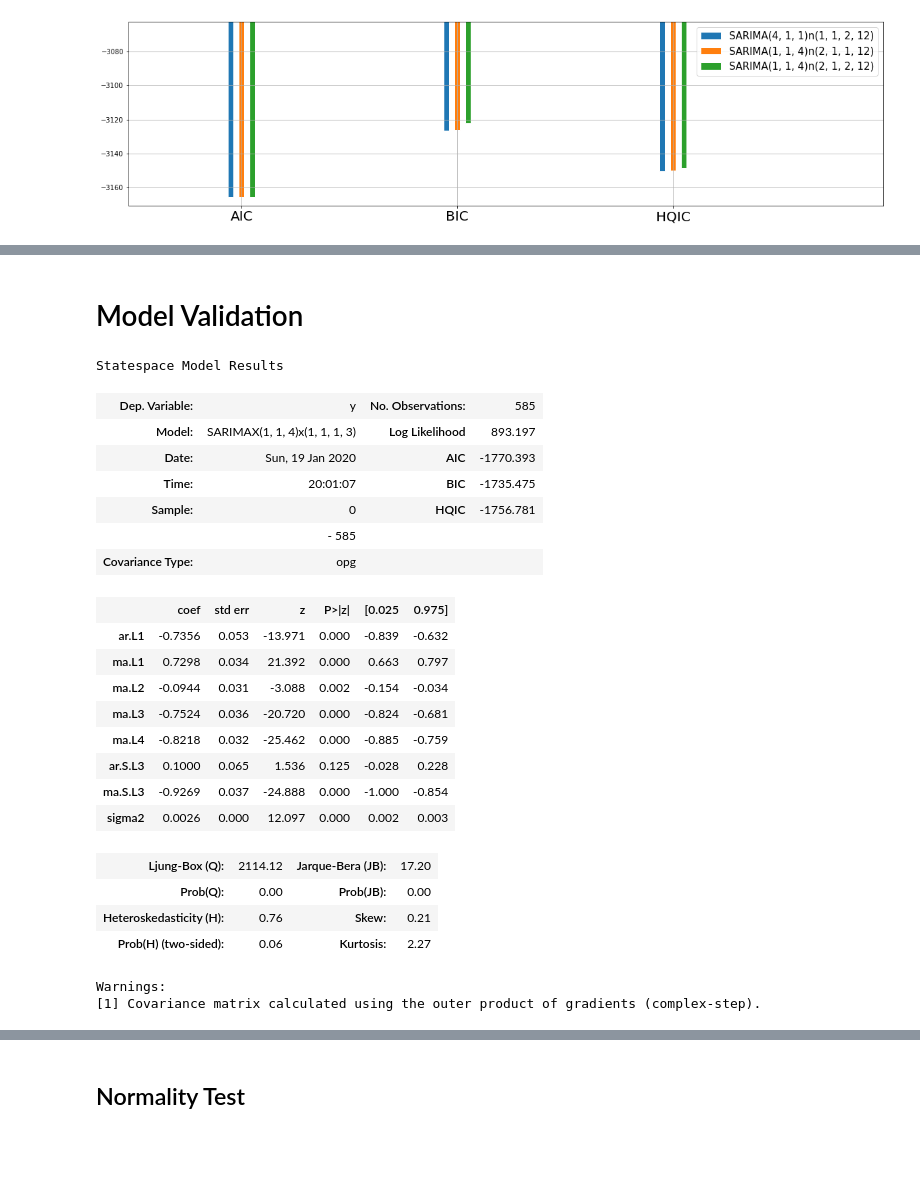
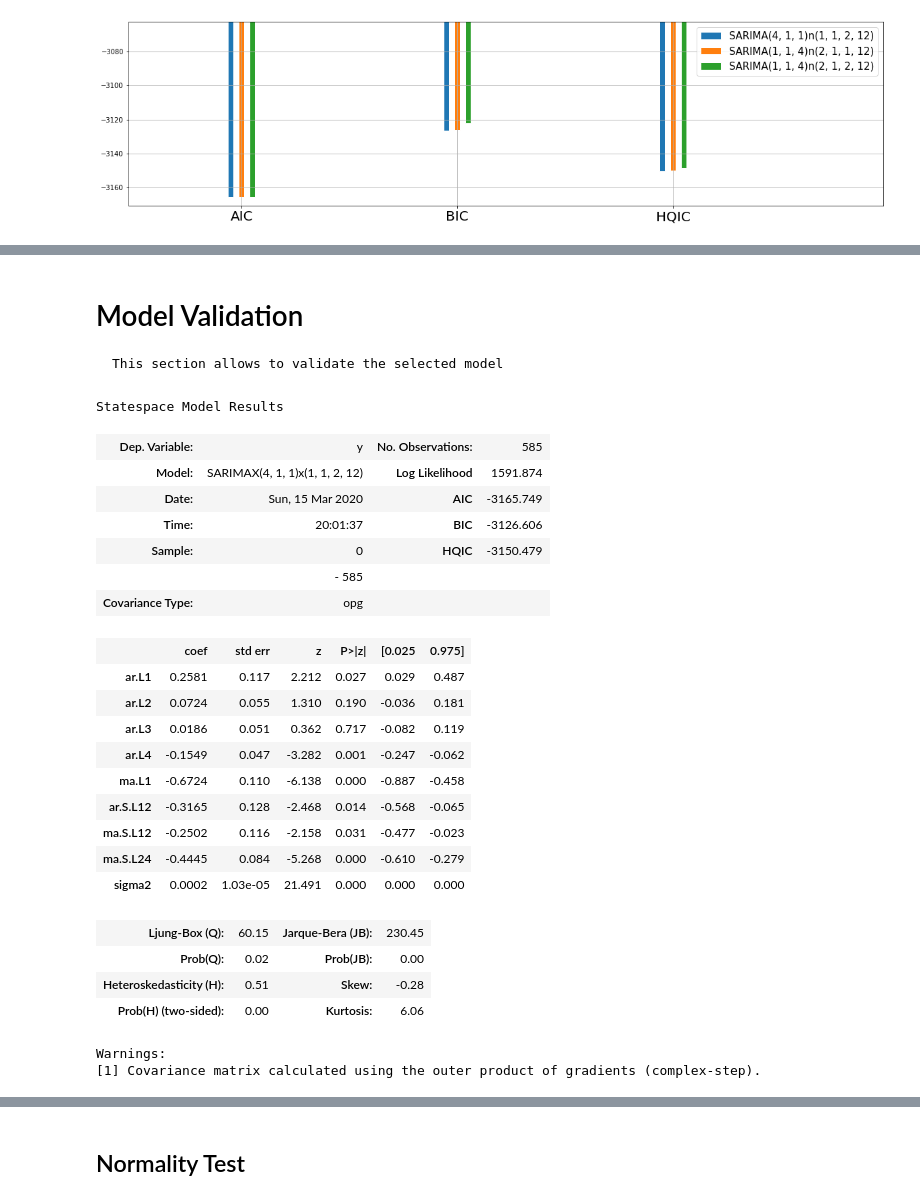
Before and after one commit to DidierRLopes/UnivariateTimeSeriesForecast, a Jupyter notebook: SARIMA.ipynb, the cells around one changed output, grey strips where cells are left out. Saved outputs shown, nothing was run; the diff lists cells and outputs as text; code cells hidden in the pictures; blank space fills up the shorter version.

```diff
--- a/SARIMA.ipynb
+++ b/SARIMA.ipynb
@@ -704,36 +676,38 @@ Prediction for 12 Months/Year: MAE = 261477.69 (2093870.45%)
-# %% [markdown]
-# Model Validation
+# %% [markdown]
+# Model Validation
+    This section allows to validate the selected model
 # %%
 # Pick you favourite's models order
-order = (1, 1, 4)
+order = (4, 1, 1)
 trend = 'n'
-seasonal_order= (1, 1, 1, 3)
+seasonal_order= (1, 1, 2, 12)
 
 model = SARIMAX(df_Train.values, order=order, trend=trend, seasonal_order=seasonal_order)
 model_fit = model.fit(disp=0);
 df_res = pd.DataFrame({"resid": model_fit.resid}, index= df_Train.index)
 model_fit.summary()
 # %% [output]
 Statespace Model Results
 | Dep. Variable: | y | No. Observations: | 585 |
-| Model: | SARIMAX(1, 1, 4)x(1, 1, 1, 3) | Log Likelihood | 893.197 |
-| Date: | Sun, 19 Jan 2020 | AIC | -1770.393 |
-| Time: | 20:01:07 | BIC | -1735.475 |
-| Sample: | 0 | HQIC | -1756.781 |
+| Model: | SARIMAX(4, 1, 1)x(1, 1, 2, 12) | Log Likelihood | 1591.874 |
+| Date: | Sun, 15 Mar 2020 | AIC | -3165.749 |
+| Time: | 20:01:37 | BIC | -3126.606 |
+| Sample: | 0 | HQIC | -3150.479 |
 |  | - 585 |  |  |
 | Covariance Type: | opg |  |  |
 |  | coef | std err | z | P>|z| | [0.025 | 0.975] |
-| ar.L1 | -0.7356 | 0.053 | -13.971 | 0.000 | -0.839 | -0.632 |
-| ma.L1 | 0.7298 | 0.034 | 21.392 | 0.000 | 0.663 | 0.797 |
-| ma.L2 | -0.0944 | 0.031 | -3.088 | 0.002 | -0.154 | -0.034 |
-| ma.L3 | -0.7524 | 0.036 | -20.720 | 0.000 | -0.824 | -0.681 |
-| ma.L4 | -0.8218 | 0.032 | -25.462 | 0.000 | -0.885 | -0.759 |
-| ar.S.L3 | 0.1000 | 0.065 | 1.536 | 0.125 | -0.028 | 0.228 |
-| ma.S.L3 | -0.9269 | 0.037 | -24.888 | 0.000 | -1.000 | -0.854 |
-| sigma2 | 0.0026 | 0.000 | 12.097 | 0.000 | 0.002 | 0.003 |
+| ar.L1 | 0.2581 | 0.117 | 2.212 | 0.027 | 0.029 | 0.487 |
+| ar.L2 | 0.0724 | 0.055 | 1.310 | 0.190 | -0.036 | 0.181 |
+| ar.L3 | 0.0186 | 0.051 | 0.362 | 0.717 | -0.082 | 0.119 |
+| ar.L4 | -0.1549 | 0.047 | -3.282 | 0.001 | -0.247 | -0.062 |
+| ma.L1 | -0.6724 | 0.110 | -6.138 | 0.000 | -0.887 | -0.458 |
+| ar.S.L12 | -0.3165 | 0.128 | -2.468 | 0.014 | -0.568 | -0.065 |
+| ma.S.L12 | -0.2502 | 0.116 | -2.158 | 0.031 | -0.477 | -0.023 |
+| ma.S.L24 | -0.4445 | 0.084 | -5.268 | 0.000 | -0.610 | -0.279 |
+| sigma2 | 0.0002 | 1.03e-05 | 21.491 | 0.000 | 0.000 | 0.000 |
-| Ljung-Box (Q): | 2114.12 | Jarque-Bera (JB): | 17.20 |
-| Prob(Q): | 0.00 | Prob(JB): | 0.00 |
-| Heteroskedasticity (H): | 0.76 | Skew: | 0.21 |
-| Prob(H) (two-sided): | 0.06 | Kurtosis: | 2.27 |
+| Ljung-Box (Q): | 60.15 | Jarque-Bera (JB): | 230.45 |
+| Prob(Q): | 0.02 | Prob(JB): | 0.00 |
+| Heteroskedasticity (H): | 0.51 | Skew: | -0.28 |
+| Prob(H) (two-sided): | 0.00 | Kurtosis: | 6.06 |
 Warnings:
 [1] Covariance matrix calculated using the outer product of gradients (complex-step).
```
Also changed, not shown: parts of 66 cells of this notebook, 3 other files.
